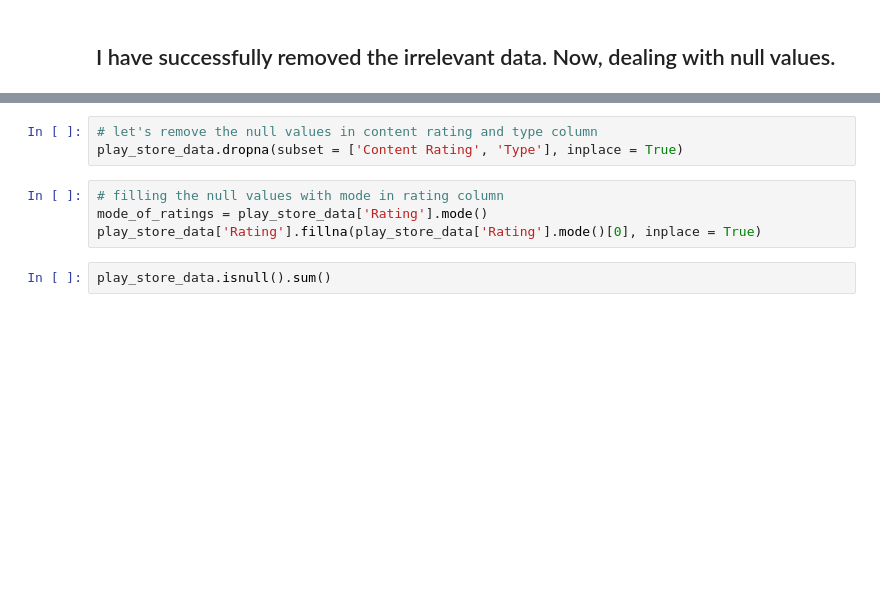
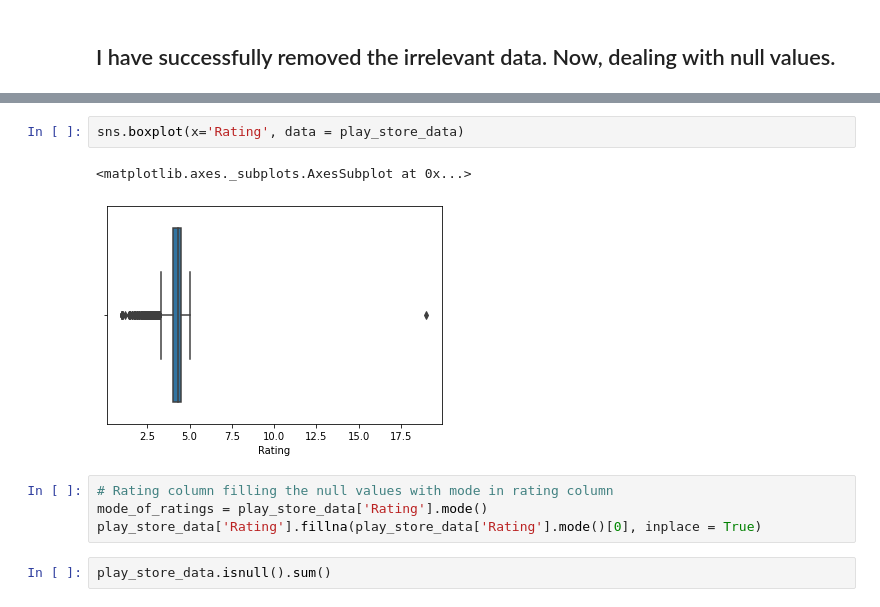
Before and after one commit to MijulSaxena/EDA-project-on-Gooogle-playstore., a Jupyter notebook: Play_Store_App_Review_Analysis_Capstone_Project_by_Mijul_Saxena.ipynb, the cells around one changed output, grey strips where cells are left out. Saved outputs shown, nothing was run; the diff lists cells and outputs as text; blank space fills up the shorter version.

```diff
--- a/Play_Store_App_Review_Analysis_Capstone_Project_by_Mijul_Saxena.ipynb
+++ b/Play_Store_App_Review_Analysis_Capstone_Project_by_Mijul_Saxena.ipynb
@@ -194,10 +204,12 @@ dtype: int64
+# %%
+sns.boxplot(x='Rating', data = play_store_data)
+# %% [output]
+<matplotlib.axes._subplots.AxesSubplot at 0x...>
+[figure, added]
 # %%
-# let's remove the null values in content rating and type column
-play_store_data.dropna(subset = ['Content Rating', 'Type'], inplace = True)
+# Rating column filling the null values with mode in rating column
+mode_of_ratings = play_store_data['Rating'].mode()
+play_store_data['Rating'].fillna(play_store_data['Rating'].mode()[0], inplace = True)
-# %%
-# filling the null values with mode in rating column
-mode_of_ratings = play_store_data['Rating'].mode()
-play_store_data['Rating'].fillna(play_store_data['Rating'].mode()[0], inplace = True)
 # %%
 play_store_data.isnull().sum()
 # %% [output]
```
Also changed, not shown: parts of 9 cells of this notebook.
